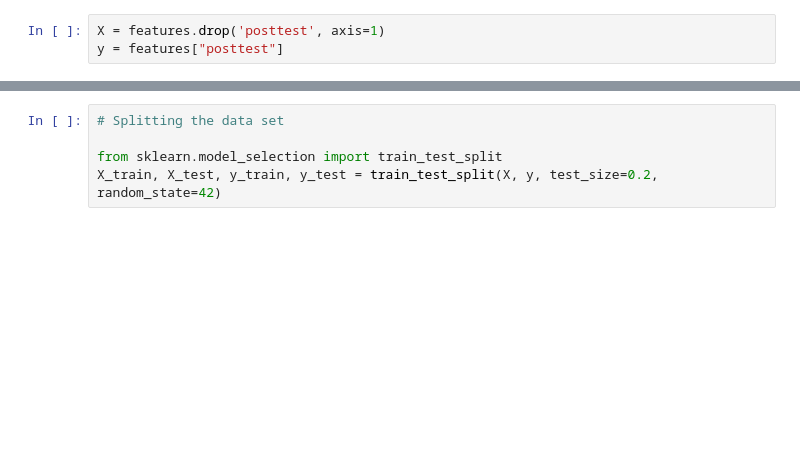
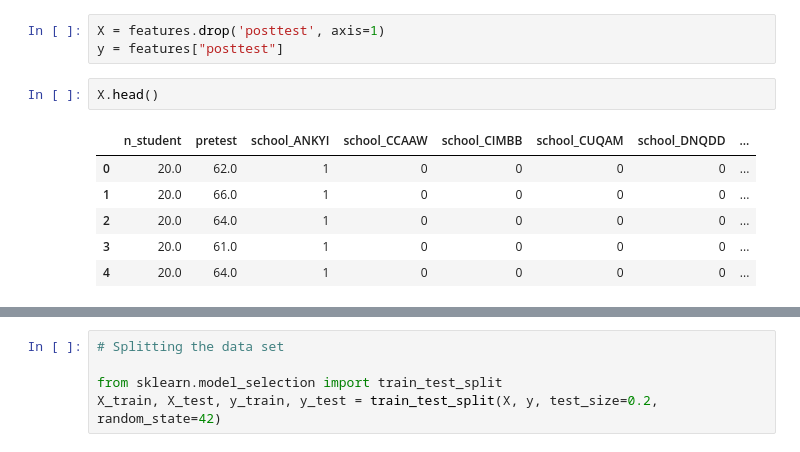
Before and after one commit to ram574/Galeto-Case-Study, a Jupyter notebook: test.ipynb, the cells around one changed output, grey strips where cells are left out. Drawn from its saved outputs; the diff is of its cells as text; blank space fills up the shorter version.

```diff
--- a/test.ipynb
+++ b/test.ipynb
@@ -392,3 +392,12 @@ features.head()
 # %%
 X = features.drop('posttest', axis=1)
 y = features["posttest"]
+# %%
+X.head()
+# %% [output]
+|  | n_student | pretest | school_ANKYI | school_CCAAW | school_CIMBB | school_CUQAM | school_DNQDD | ... |
+| 0 | 20.0 | 62.0 | 1 | 0 | 0 | 0 | 0 | ... |
+| 1 | 20.0 | 66.0 | 1 | 0 | 0 | 0 | 0 | ... |
+| 2 | 20.0 | 64.0 | 1 | 0 | 0 | 0 | 0 | ... |
+| 3 | 20.0 | 61.0 | 1 | 0 | 0 | 0 | 0 | ... |
+| 4 | 20.0 | 64.0 | 1 | 0 | 0 | 0 | 0 | ... |
```
Also changed, not shown: parts of 22 cells of this notebook.
